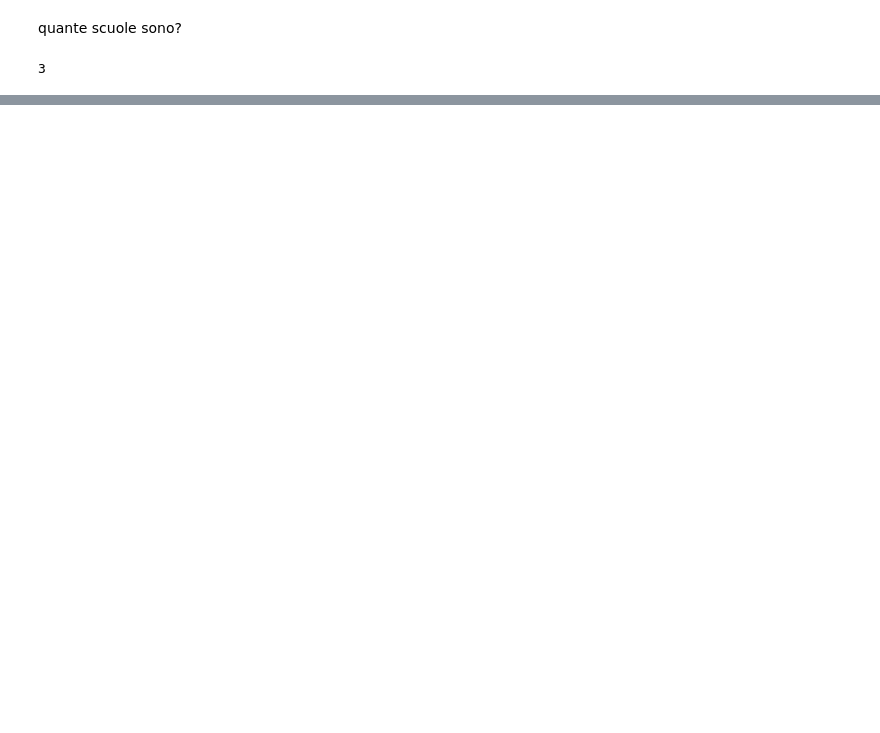
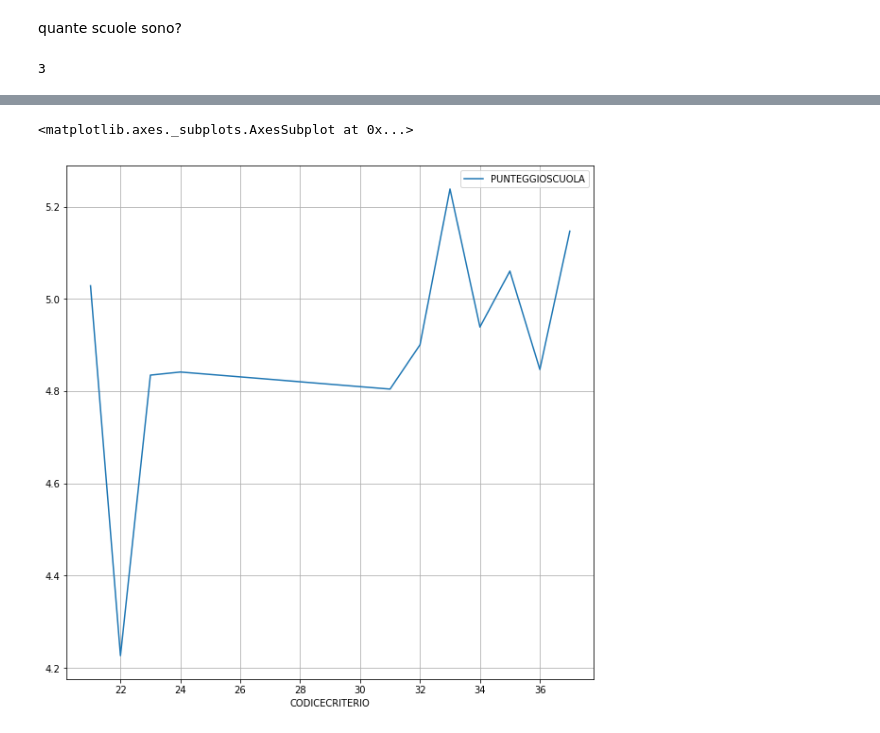
Before and after one commit to napo/opendatamiur, a Jupyter notebook: MIUR_OpenData.ipynb, the cells around one changed output, grey strips where cells are left out. Cells and saved outputs as stored; diff of their text form; code cells hidden in the pictures; blank space fills up the shorter version.

```diff
--- a/MIUR_OpenData.ipynb
+++ b/MIUR_OpenData.ipynb
@@ -499,7 +499,10 @@ scuole_italiane.groupby(scuole_italiane.REGIONE).size().plot.bar(figsize=(15,8))
 # SISTEMA NAZIONALE DI VALUTAZIONE
 # %%
 url='http://dati.istruzione.it/opendata/opendata/catalogo/elements1/VALUTAZIONE_ESITI_STA20161720170831.csv'
-valutazioni1617=tabellaMIUR(url)
+valutazioni_esiti1617=tabellaMIUR(url)
+# %%
+url='http://dati.istruzione.it/opendata/opendata/catalogo/elements1/VALUTAZIONE_PROCESSI_STA20161720170831.csv'
+valutazioni_processi1617=tabellaMIUR(url)
 # %% [markdown]
 ## criteri di valutazione
 # %%
@@ -934,0 +1081,2 @@ Name: DESCRIZIONETIPOLOGIAGRADOISTRUZIONESCUOLA, dtype: object
+# %%
+valutazioni_enrico_mattei = panda.concat([valutazioni_esiti1617,valutazioni_processi1617])
@@ -934,0 +1104,3 @@ Name: DESCRIZIONETIPOLOGIAGRADOISTRUZIONESCUOLA, dtype: object
+# %%
+tabella_valutazioni = valutazioni_enrico_mattei[['PUNTEGGIOSCUOLA','CODICECRITERIO']]
+grafico_valutazioni = tabella_valutazioni.pivot_table(tabella_valutazioni,'CODICECRITERIO').fillna(0)
@@ -934,0 +1123,5 @@ Name: DESCRIZIONETIPOLOGIAGRADOISTRUZIONESCUOLA, dtype: object
+# %%
+grafico_valutazioni.plot(figsize=[10,10],grid=True)
+# %% [output]
+<matplotlib.axes._subplots.AxesSubplot at 0x...>
+[figure, added]
```
Also changed, not shown: parts of 29 cells of this notebook.
